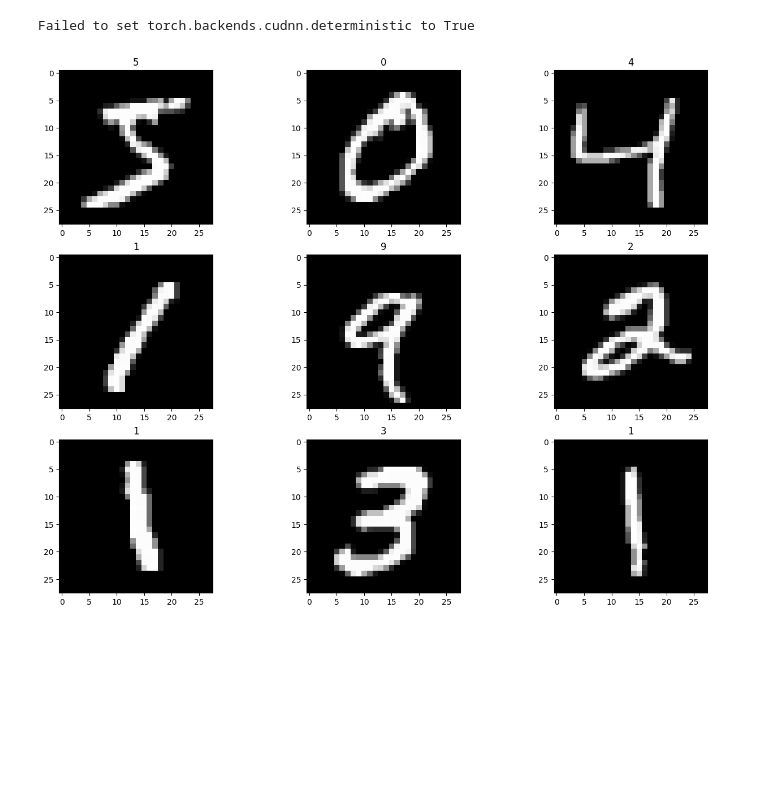
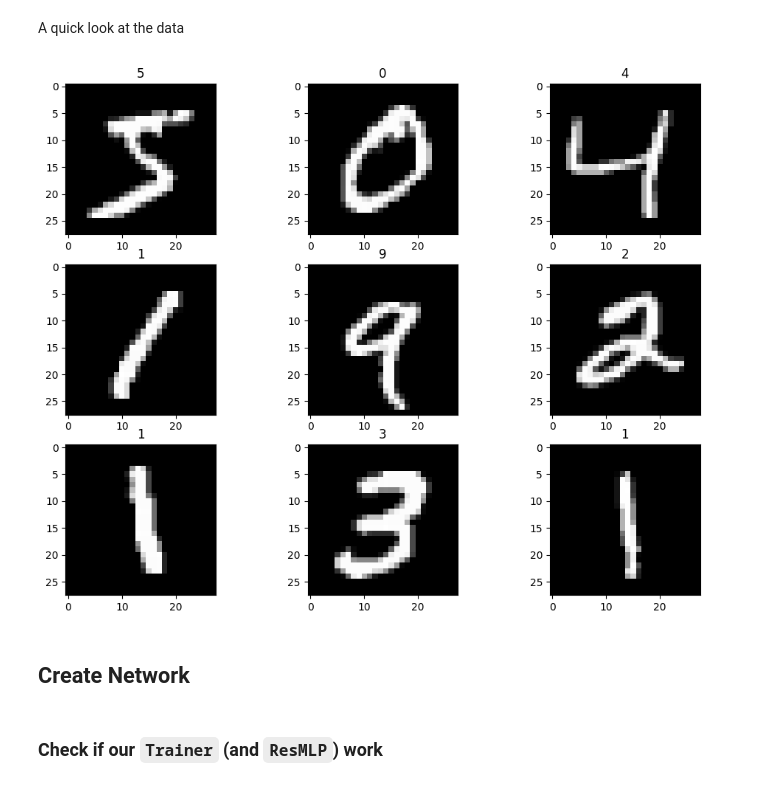
Before and after one commit to zhanglab-aim/AMBER2, a Jupyter notebook: tutorial/amber2_mnist.ipynb, the cells around one changed output. Saved outputs shown, nothing was run; the diff lists cells and outputs as text; code cells hidden in the pictures; blank space fills up the shorter version.

```diff
--- a/tutorial/amber2_mnist.ipynb
+++ b/tutorial/amber2_mnist.ipynb
@@ -19,23 +45,25 @@ from torchvision import transforms
 from amber.architect import IntegerModelVariable, ModelSpace
 from amber.architect.controller import RecurrentRLController
 
+if not torch.cuda.is_available():
+    DEVICE = 'cpu'
+
 # ref: https://github.com/lucidrains/vit-pytorch/blob/main/examples/cats_and_dogs.ipynb
 def seed_everything(seed):
     random.seed(seed)
     os.environ['PYTHONHASHSEED'] = str(seed)
     np.random.seed(seed)
-    torch.manual_seed(seed)
-    torch.cuda.manual_seed(seed)
-    torch.cuda.manual_seed_all(seed)
-    try:
-        torch.backends.cudnn.deterministic = True
-    except:
-        print("Failed to set torch.backends.cudnn.deterministic to True")
+    if torch.cuda.is_available():
+        torch.manual_seed(seed)
+        torch.cuda.manual_seed(seed)
+        torch.cuda.manual_seed_all(seed)
+        try:
+            torch.backends.cudnn.deterministic = True
+        except:
+            print("Failed to set torch.backends.cudnn.deterministic to True")
         pass
 
 seed_everything(42)
-# %% [output]
-Failed to set torch.backends.cudnn.deterministic to True
 # %%
 ds_train = MNIST(root=DATA_PATH, train=True, download=True, transform=transforms.ToTensor())
 ds_test = MNIST(root=DATA_PATH, train=False, download=True, transform=transforms.ToTensor())
@@ -44,12 +72,16 @@ dl_train = DataLoader(ds_train, batch_size=len(ds_train), shuffle=True, pin_memo
 dl_test = DataLoader(ds_test, batch_size=len(ds_test), shuffle=False, pin_memory=True)
+# %% [markdown]
+A quick look at the data
 # %%
 random_idx = np.random.randint(1, len(ds_train), size=9)
-fig, axes = plt.subplots(3, 3, figsize=(16, 12))
+fig, axes = plt.subplots(3, 3, figsize=(12, 9))
 
 for idx, ax in enumerate(axes.ravel()):
     img, label = ds_train[idx]
     ax.set_title(label)
     ax.imshow(img.reshape(28, 28), cmap="gray")
 # %% [output]
-[figure, old version]
+[figure, new version]
+# %% [markdown]
+## Create Network
 # %%
@@ -151 +165,3 @@ def arc2net(arc, model_space):
+# %% [markdown]
+### Check if our `Trainer` (and `ResMLP`) work
 # %%
```
Also changed, not shown: parts of 11 cells of this notebook.
